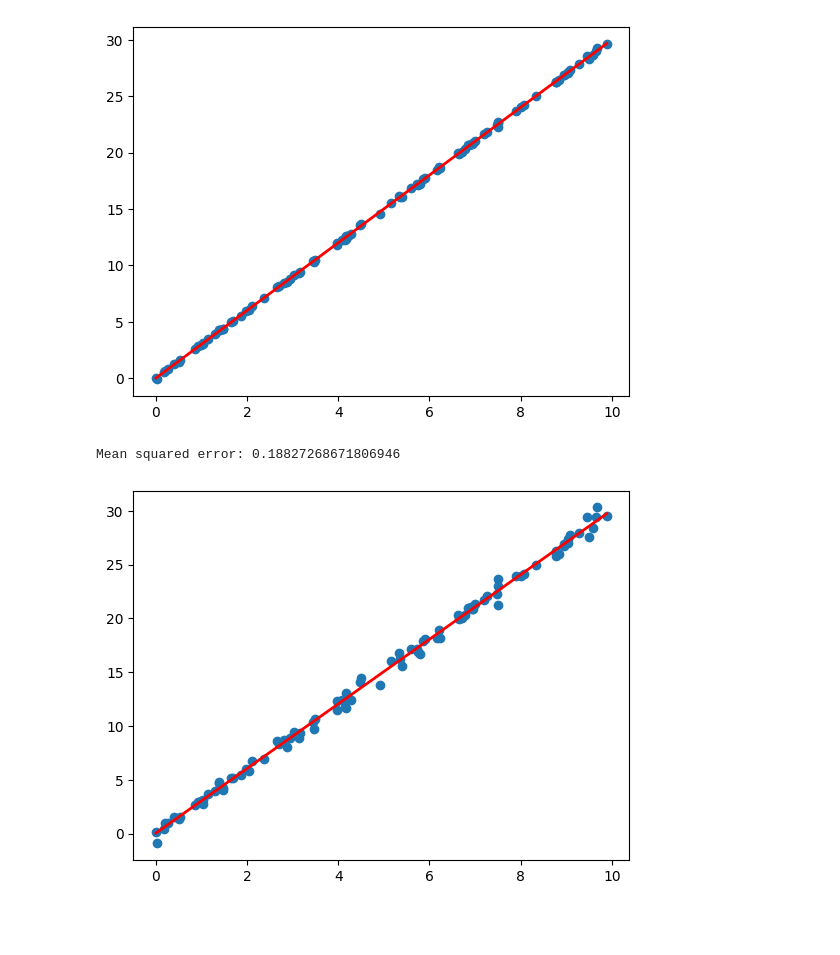
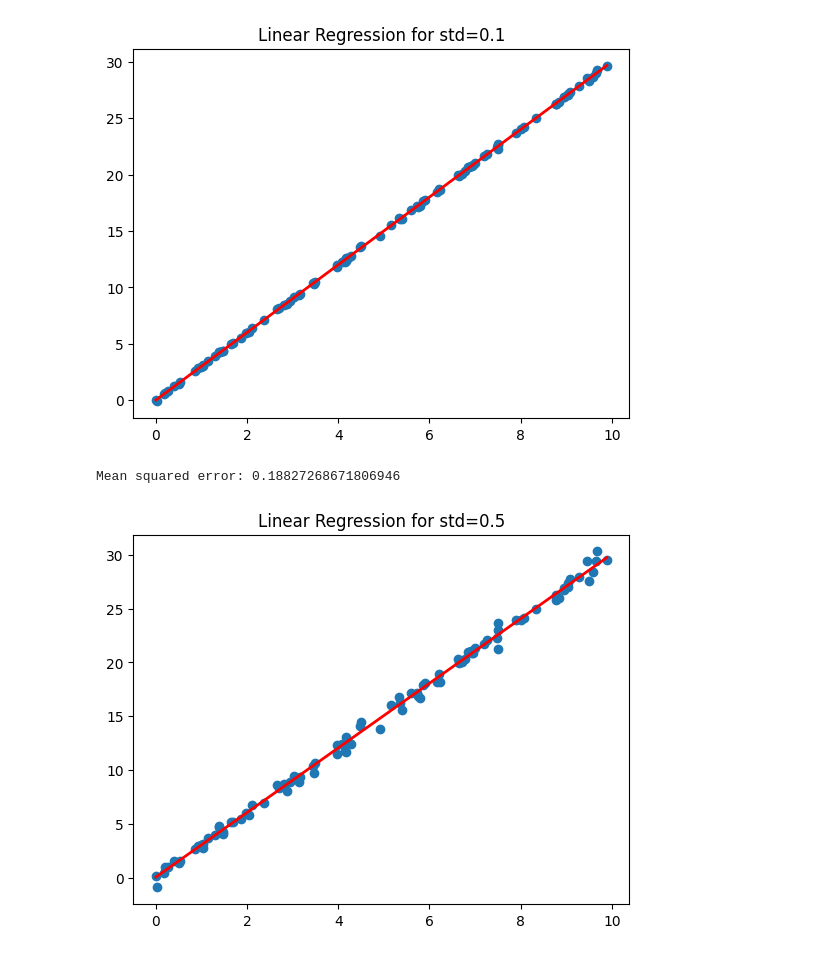
Before and after one commit to Andrewros/MathML-project-1, a Jupyter notebook: Simple Linear Regression on Simulated Data.ipynb, the cells around one changed output. Saved outputs shown, nothing was run; the diff lists cells and outputs as text; code cells hidden in the pictures; blank space fills up the shorter version.

```diff
--- a/Simple Linear Regression on Simulated Data.ipynb
+++ b/Simple Linear Regression on Simulated Data.ipynb
@@ -43,6 +43,7 @@ mse=mean_squared_error(model.predict(xtest), ytest)
 print(f"Mean squared error: {mse}")
 #Plotting the data and the regression line
 plt.scatter(x,y)
+plt.title("Linear Regression for std=0.1")
 plt.plot(x, model.predict(x), color="red", linewidth=2)
 plt.show()
 # %% [output]
@@ -50,4 +51,4 @@ Mean squared error: 0.007530907468722714
-[figure, old version]
+[figure, new version]
 # %%
 #Repeat for sigma=0.5
 np.random.seed(1)
@@ -59,11 +60,12 @@ mse=mean_squared_error(model.predict(xtest), ytest)
 print(f"Mean squared error: {mse}")
 #Plotting the data and the regression line
 plt.scatter(x,y)
+plt.title("Linear Regression for std=0.5")
 plt.plot(x, model.predict(x), color="red", linewidth=2)
 plt.show()
 # %% [output]
 Mean squared error: 0.18827268671806946
-[figure, old version]
+[figure, new version]
 # %%
 #Repeat for sigma=2
 np.random.seed(1)
```
Also changed, not shown: parts of 4 cells of this notebook.
